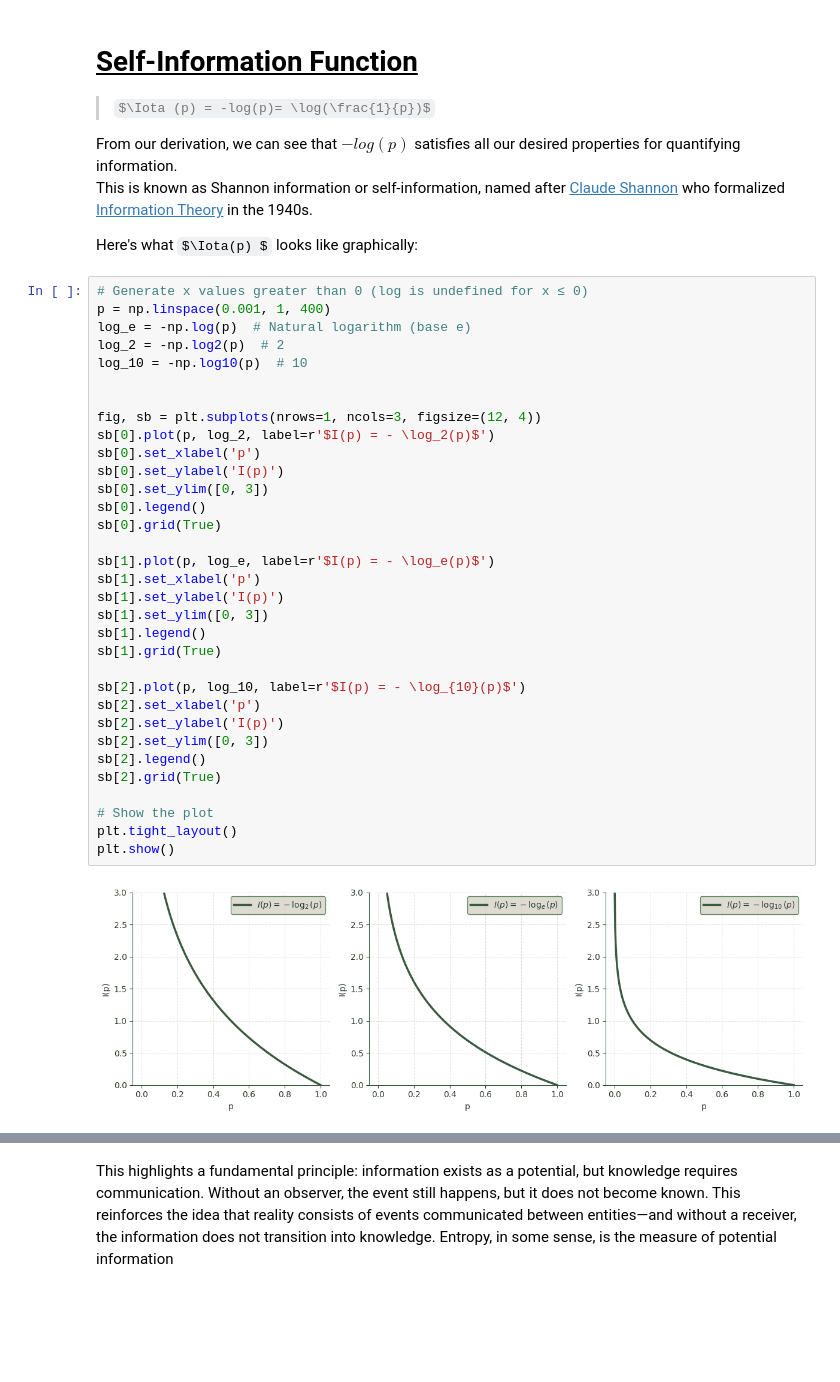
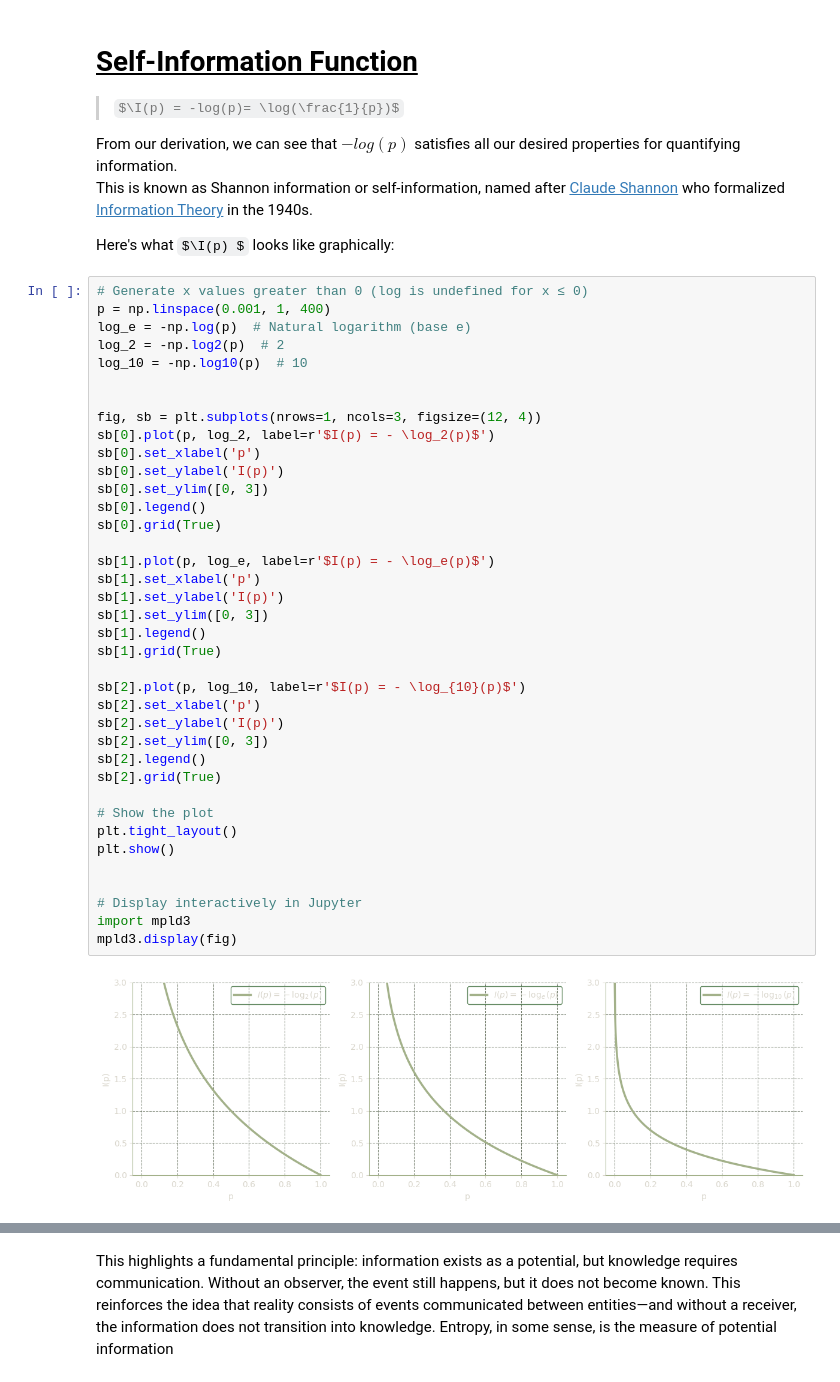
Before and after one commit to timofeji/notebooks, a Jupyter notebook: notebooks/information_theory/intoduction_to_information_theory.ipynb, the cells around one changed output, grey strips where cells are left out. Cells and saved outputs as stored; diff of their text form; some formulas as TeX source; blank space fills up the shorter version.

```diff
--- a/notebooks/information_theory/intoduction_to_information_theory.ipynb
+++ b/notebooks/information_theory/intoduction_to_information_theory.ipynb
@@ -76,12 +82,12 @@ $f(x) = Klog(x)$
 The only K that satisfies all of our properties defined above is K=-1
 # %% [markdown]
 # <ins>Self-Information Function</ins>
-> $\Iota (p) = -log(p)= \log(\frac{1}{p})$
+> $\I(p) = -log(p)= \log(\frac{1}{p})$
 
 From our derivation, we can see that $−log⁡(p)$ satisfies all our desired properties for quantifying information. \
 This is known as Shannon information or self-information, named after [Claude Shannon](https://en.wikipedia.org/wiki/Claude_Shannon) who formalized [Information Theory](https://en.wikipedia.org/wiki/Information_theory) in the 1940s.
 
-Here's what $\Iota(p) $ looks like graphically:
+Here's what $\I(p) $ looks like graphically:
 # %%
 # Generate x values greater than 0 (log is undefined for x ≤ 0)
 p = np.linspace(0.001, 1, 400)
@@ -89,31 +95,36 @@ log_e = -np.log(p)  # Natural logarithm (base e)
 log_2 = -np.log2(p)  # 2
 log_10 = -np.log10(p)  # 10
 
 
 fig, sb = plt.subplots(nrows=1, ncols=3, figsize=(12, 4))
 sb[0].plot(p, log_2, label=r'$I(p) = - \log_2(p)$')
 sb[0].set_xlabel('p')
 sb[0].set_ylabel('I(p)')
 sb[0].set_ylim([0, 3])
 sb[0].legend()
 sb[0].grid(True)
 
 sb[1].plot(p, log_e, label=r'$I(p) = - \log_e(p)$')
 sb[1].set_xlabel('p')
 sb[1].set_ylabel('I(p)')
 sb[1].set_ylim([0, 3])
 sb[1].legend()
 sb[1].grid(True)
 
 sb[2].plot(p, log_10, label=r'$I(p) = - \log_{10}(p)$')
 sb[2].set_xlabel('p')
 sb[2].set_ylabel('I(p)')
 sb[2].set_ylim([0, 3])
 sb[2].legend()
 sb[2].grid(True)
 
 # Show the plot
 plt.tight_layout()
 plt.show()
+
+
+# Display interactively in Jupyter
+import mpld3
+mpld3.display(fig)
 # %% [output]
-[figure, old version]
+[figure, new version]
```
Also changed, not shown: parts of 9 cells of this notebook, 39 other files.
